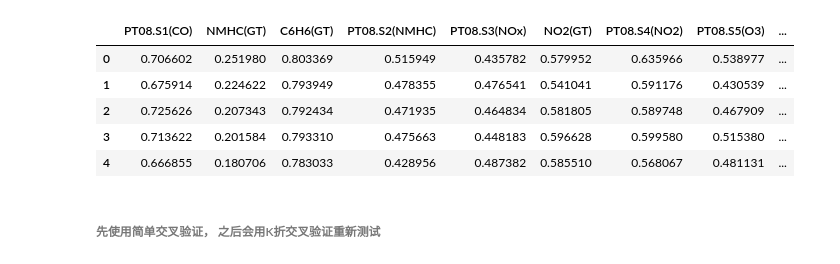
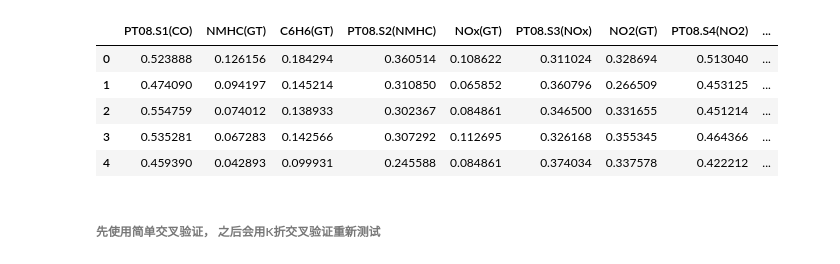
Before and after one commit to fengyan-cn/COMP9414, a Jupyter notebook: train_classification.ipynb, the cells around one changed output. Saved outputs shown, nothing was run; the diff lists cells and outputs as text; code cells hidden in the pictures.

```diff
--- a/train_classification.ipynb
+++ b/train_classification.ipynb
@@ -10,11 +11,12 @@ from tensorflow.keras.regularizers import l2
 # %%
-train = pd.read_csv("data_preCO.csv")
+train = pd.read_csv("data-preCO-train.csv")
+test = pd.read_csv("data-preCO-test.csv")
 train.head()
 # %% [output]
-|  | PT08.S1(CO) | NMHC(GT) | C6H6(GT) | PT08.S2(NMHC) | PT08.S3(NOx) | NO2(GT) | PT08.S4(NO2) | PT08.S5(O3) | ... |
-| 0 | 0.706602 | 0.251980 | 0.803369 | 0.515949 | 0.435782 | 0.579952 | 0.635966 | 0.538977 | ... |
-| 1 | 0.675914 | 0.224622 | 0.793949 | 0.478355 | 0.476541 | 0.541041 | 0.591176 | 0.430539 | ... |
-| 2 | 0.725626 | 0.207343 | 0.792434 | 0.471935 | 0.464834 | 0.581805 | 0.589748 | 0.467909 | ... |
-| 3 | 0.713622 | 0.201584 | 0.793310 | 0.475663 | 0.448183 | 0.596628 | 0.599580 | 0.515380 | ... |
-| 4 | 0.666855 | 0.180706 | 0.783033 | 0.428956 | 0.487382 | 0.585510 | 0.568067 | 0.481131 | ... |
+|  | PT08.S1(CO) | NMHC(GT) | C6H6(GT) | PT08.S2(NMHC) | NOx(GT) | PT08.S3(NOx) | NO2(GT) | PT08.S4(NO2) | ... |
+| 0 | 0.523888 | 0.126156 | 0.184294 | 0.360514 | 0.108622 | 0.311024 | 0.328694 | 0.513040 | ... |
+| 1 | 0.474090 | 0.094197 | 0.145214 | 0.310850 | 0.065852 | 0.360796 | 0.266509 | 0.453125 | ... |
+| 2 | 0.554759 | 0.074012 | 0.138933 | 0.302367 | 0.084861 | 0.346500 | 0.331655 | 0.451214 | ... |
+| 3 | 0.535281 | 0.067283 | 0.142566 | 0.307292 | 0.112695 | 0.326168 | 0.355345 | 0.464366 | ... |
+| 4 | 0.459390 | 0.042893 | 0.099931 | 0.245588 | 0.084861 | 0.374034 | 0.337578 | 0.422212 | ... |
 # %%
```
Also changed, not shown: parts of 17 cells of this notebook, 5 other files.
